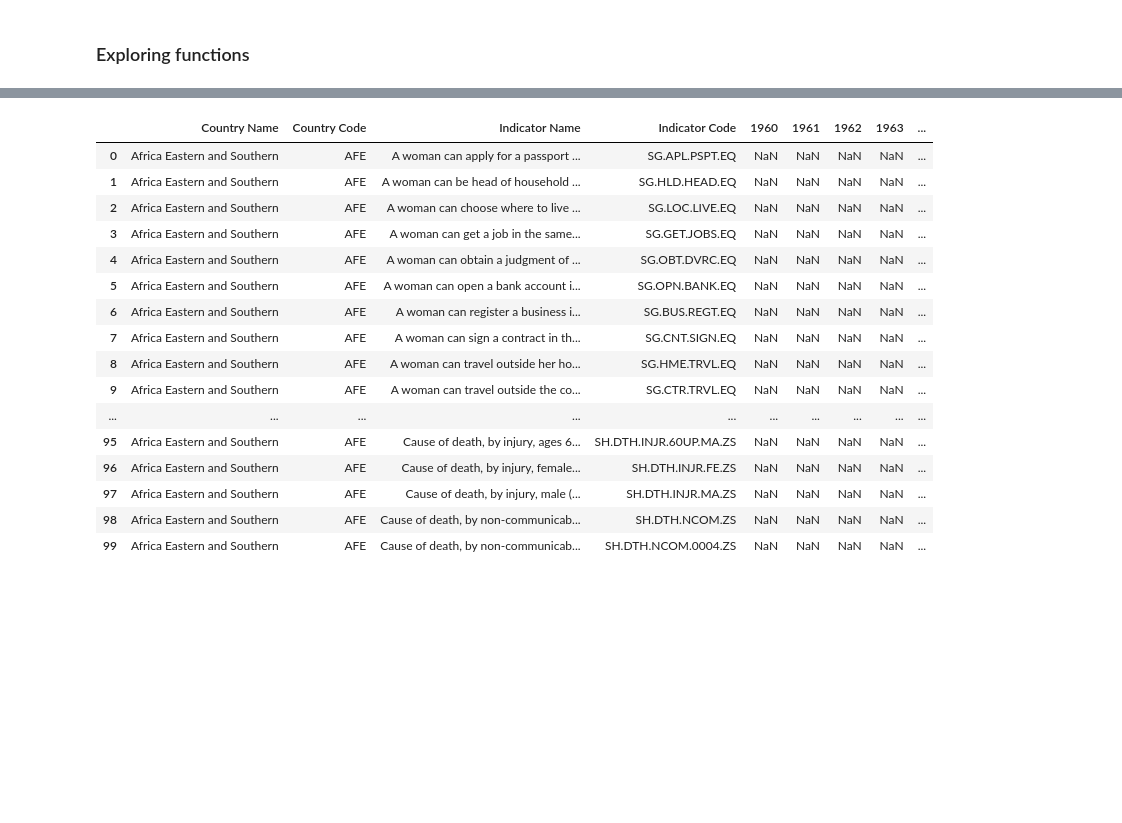
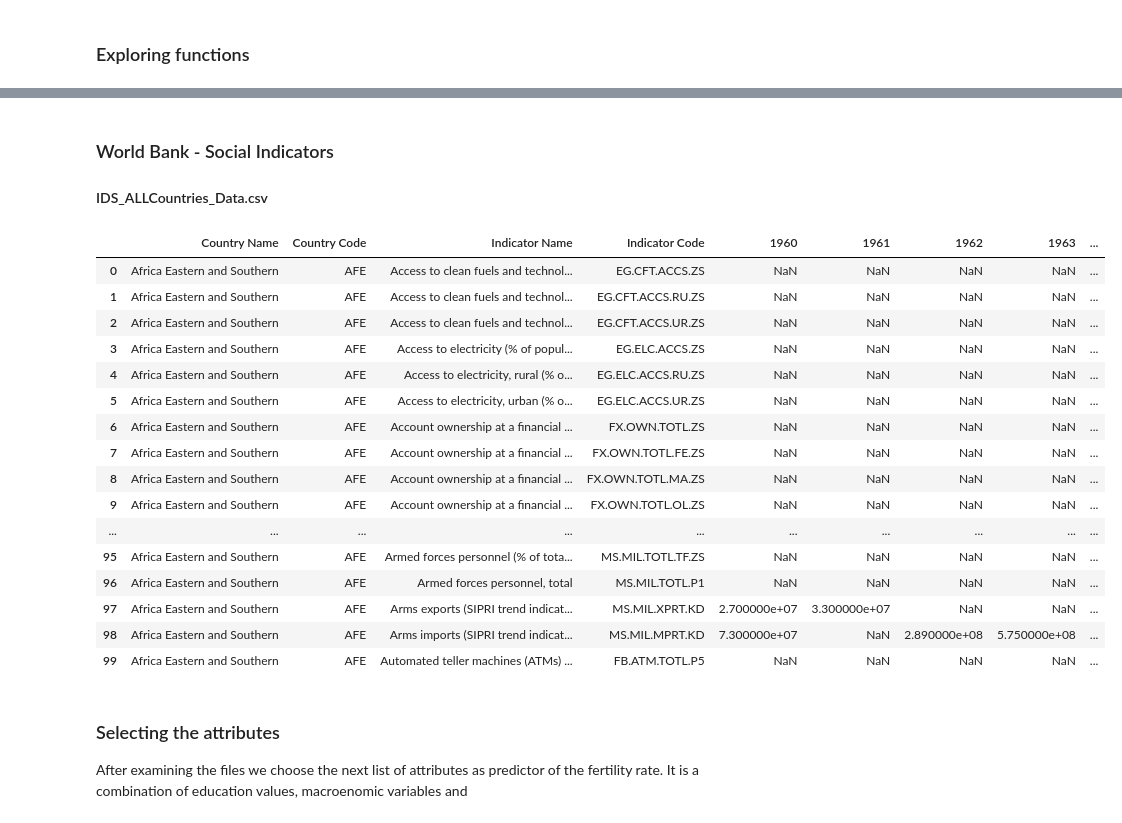
Before and after one commit to cuevash/birth-rate-prediction, a Jupyter notebook: notebooks/Exploratory Analysis.ipynb, the cells around one changed output, grey strips where cells are left out. Cells and saved outputs as stored; diff of their text form; code cells hidden in the pictures; blank space fills up the shorter version.

Commit message:
Final selection of predictors

```diff
--- a/notebooks/Exploratory Analysis.ipynb
+++ b/notebooks/Exploratory Analysis.ipynb
@@ -26,8 +26,7 @@ pd.set_option("display.max_columns", 100)
 def explore_csv_file(_file_name: str, first_n: int = 100):
     """Function to explore the data a csv file"""
 
-    df = pd.read_csv(_file_name).head(first_n)
-    display(df)
+    return pd.read_csv(_file_name).head(first_n)
 # %% [markdown]
 ### World Bank - Gender Statistics files
 
@@ -41,20 +84,29 @@ explore_csv_file( f"{ROOT_DIR_RELATIVE_PATH}/data/raw/gender-stats/Gender_StatsC
+# %% [markdown]
+### World Bank - Social Indicators
+
+#### IDS_ALLCountries_Data.csv
 # %%
-explore_csv_file( f"{ROOT_DIR_RELATIVE_PATH}/data/raw/gender-stats/Gender_StatsData.csv")
+df = explore_csv_file( f"{ROOT_DIR_RELATIVE_PATH}/data/raw/wdi/WDIData.csv")
+df
 # %% [output]
 |  | Country Name | Country Code | Indicator Name | Indicator Code | 1960 | 1961 | 1962 | 1963 | ... |
-| 0 | Africa Eastern and Southern | AFE | A woman can apply for a passport ... | SG.APL.PSPT.EQ | NaN | NaN | NaN | NaN | ... |
-| 1 | Africa Eastern and Southern | AFE | A woman can be head of household ... | SG.HLD.HEAD.EQ | NaN | NaN | NaN | NaN | ... |
-| 2 | Africa Eastern and Southern | AFE | A woman can choose where to live ... | SG.LOC.LIVE.EQ | NaN | NaN | NaN | NaN | ... |
-| 3 | Africa Eastern and Southern | AFE | A woman can get a job in the same... | SG.GET.JOBS.EQ | NaN | NaN | NaN | NaN | ... |
-| 4 | Africa Eastern and Southern | AFE | A woman can obtain a judgment of ... | SG.OBT.DVRC.EQ | NaN | NaN | NaN | NaN | ... |
-| 5 | Africa Eastern and Southern | AFE | A woman can open a bank account i... | SG.OPN.BANK.EQ | NaN | NaN | NaN | NaN | ... |
-| 6 | Africa Eastern and Southern | AFE | A woman can register a business i... | SG.BUS.REGT.EQ | NaN | NaN | NaN | NaN | ... |
-| 7 | Africa Eastern and Southern | AFE | A woman can sign a contract in th... | SG.CNT.SIGN.EQ | NaN | NaN | NaN | NaN | ... |
-| 8 | Africa Eastern and Southern | AFE | A woman can travel outside her ho... | SG.HME.TRVL.EQ | NaN | NaN | NaN | NaN | ... |
-| 9 | Africa Eastern and Southern | AFE | A woman can travel outside the co... | SG.CTR.TRVL.EQ | NaN | NaN | NaN | NaN | ... |
+| 0 | Africa Eastern and Southern | AFE | Access to clean fuels and technol... | EG.CFT.ACCS.ZS | NaN | NaN | NaN | NaN | ... |
+| 1 | Africa Eastern and Southern | AFE | Access to clean fuels and technol... | EG.CFT.ACCS.RU.ZS | NaN | NaN | NaN | NaN | ... |
+| 2 | Africa Eastern and Southern | AFE | Access to clean fuels and technol... | EG.CFT.ACCS.UR.ZS | NaN | NaN | NaN | NaN | ... |
+| 3 | Africa Eastern and Southern | AFE | Access to electricity (% of popul... | EG.ELC.ACCS.ZS | NaN | NaN | NaN | NaN | ... |
+| 4 | Africa Eastern and Southern | AFE | Access to electricity, rural (% o... | EG.ELC.ACCS.RU.ZS | NaN | NaN | NaN | NaN | ... |
+| 5 | Africa Eastern and Southern | AFE | Access to electricity, urban (% o... | EG.ELC.ACCS.UR.ZS | NaN | NaN | NaN | NaN | ... |
+| 6 | Africa Eastern and Southern | AFE | Account ownership at a financial ... | FX.OWN.TOTL.ZS | NaN | NaN | NaN | NaN | ... |
+| 7 | Africa Eastern and Southern | AFE | Account ownership at a financial ... | FX.OWN.TOTL.FE.ZS | NaN | NaN | NaN | NaN | ... |
+| 8 | Africa Eastern and Southern | AFE | Account ownership at a financial ... | FX.OWN.TOTL.MA.ZS | NaN | NaN | NaN | NaN | ... |
+| 9 | Africa Eastern and Southern | AFE | Account ownership at a financial ... | FX.OWN.TOTL.OL.ZS | NaN | NaN | NaN | NaN | ... |
 | ... | ... | ... | ... | ... | ... | ... | ... | ... | ... |
-| 95 | Africa Eastern and Southern | AFE | Cause of death, by injury, ages 6... | SH.DTH.INJR.60UP.MA.ZS | NaN | NaN | NaN | NaN | ... |
-| 96 | Africa Eastern and Southern | AFE | Cause of death, by injury, female... | SH.DTH.INJR.FE.ZS | NaN | NaN | NaN | NaN | ... |
-| 97 | Africa Eastern and Southern | AFE | Cause of death, by injury, male (... | SH.DTH.INJR.MA.ZS | NaN | NaN | NaN | NaN | ... |
-| 98 | Africa Eastern and Southern | AFE | Cause of death, by non-communicab... | SH.DTH.NCOM.ZS | NaN | NaN | NaN | NaN | ... |
-| 99 | Africa Eastern and Southern | AFE | Cause of death, by non-communicab... | SH.DTH.NCOM.0004.ZS | NaN | NaN | NaN | NaN | ... |
+| 95 | Africa Eastern and Southern | AFE | Armed forces personnel (% of tota... | MS.MIL.TOTL.TF.ZS | NaN | NaN | NaN | NaN | ... |
+| 96 | Africa Eastern and Southern | AFE | Armed forces personnel, total | MS.MIL.TOTL.P1 | NaN | NaN | NaN | NaN | ... |
+| 97 | Africa Eastern and Southern | AFE | Arms exports (SIPRI trend indicat... | MS.MIL.XPRT.KD | 2.700000e+07 | 3.300000e+07 | NaN | NaN | ... |
+| 98 | Africa Eastern and Southern | AFE | Arms imports (SIPRI trend indicat... | MS.MIL.MPRT.KD | 7.300000e+07 | NaN | 2.890000e+08 | 5.750000e+08 | ... |
+| 99 | Africa Eastern and Southern | AFE | Automated teller machines (ATMs) ... | FB.ATM.TOTL.P5 | NaN | NaN | NaN | NaN | ... |
+# %% [markdown]
+### Selecting the attributes
+
+After examining the files we choose the next list of attributes as predictor of the fertility rate. It is a combination of education values, macroenomic variables and
```
Also changed, not shown: parts of 5 cells of this notebook, 3 other files.
